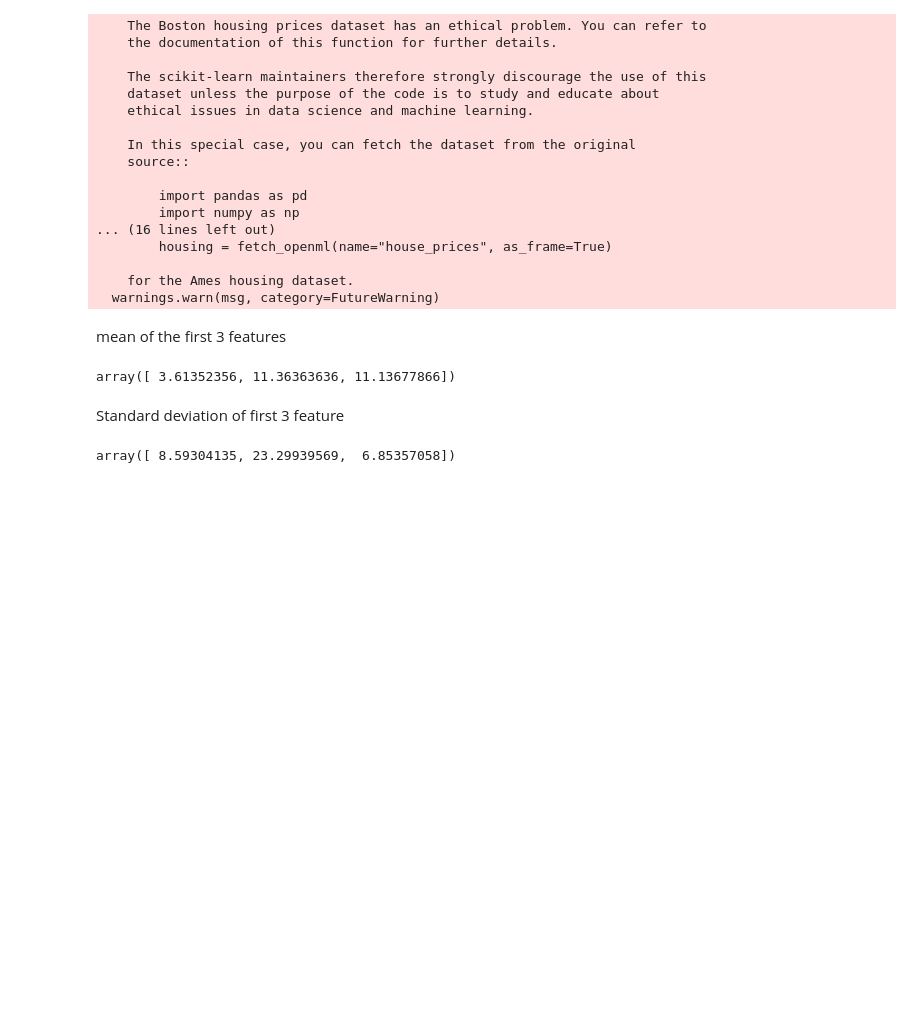
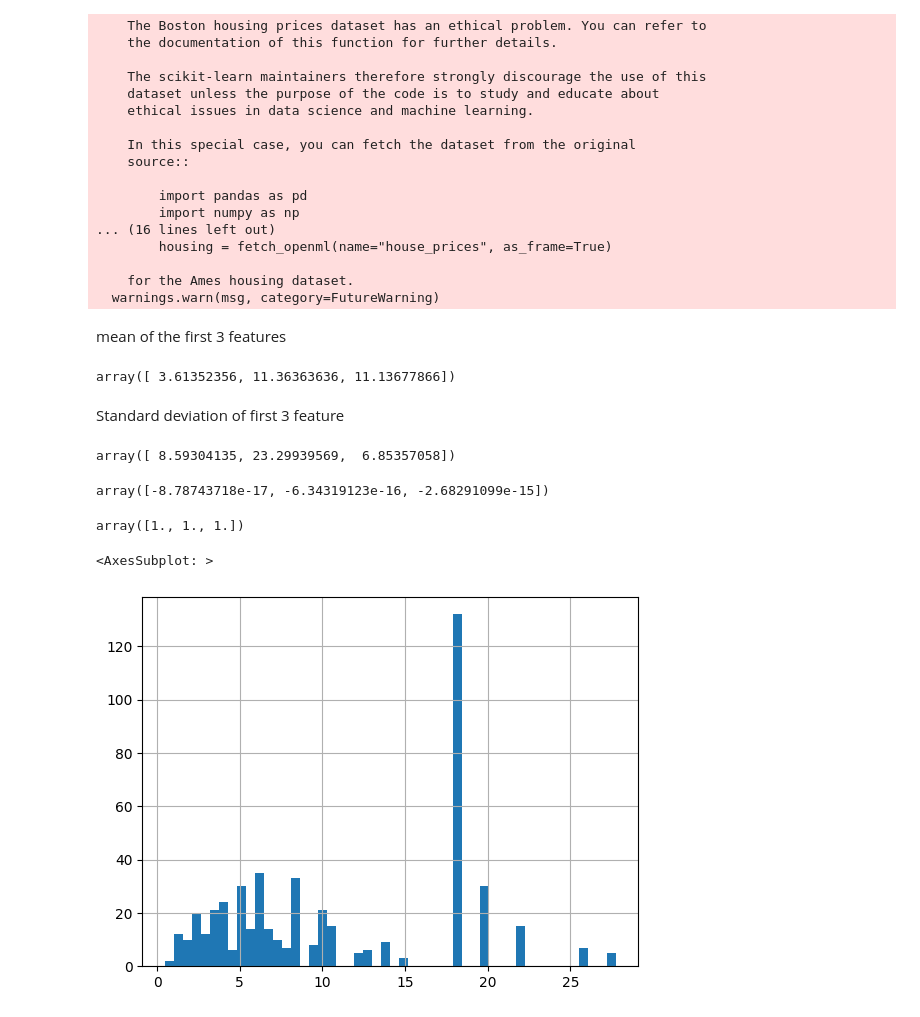
Before and after one commit to anupkumarsahu/scikit-learn-Cookbook, a Jupyter notebook: chapter02/Scaling data to the standard normal.ipynb, the cells around one changed output. Saved outputs shown, nothing was run; the diff lists cells and outputs as text; code cells hidden in the pictures; blank space fills up the shorter version.

```diff
--- a/chapter02/Scaling data to the standard normal.ipynb
+++ b/chapter02/Scaling data to the standard normal.ipynb
@@ -42,0 +45,8 @@ array([ 8.59304135, 23.29939569,  6.85357058])
+# %%
+X_2.mean(axis=0)
+# %% [output]
+array([-8.78743718e-17, -6.34319123e-16, -2.68291099e-15])
+# %%
+X_2.std(axis=0)
+# %% [output]
+array([1., 1., 1.])
@@ -42,0 +56,5 @@ array([ 8.59304135, 23.29939569,  6.85357058])
+# %%
+pd.Series(X[:, 2]).hist(bins=50)
+# %% [output]
+<AxesSubplot: >
+[figure, added]
```
Also changed, not shown: parts of 16 cells of this notebook, 7 other files.
